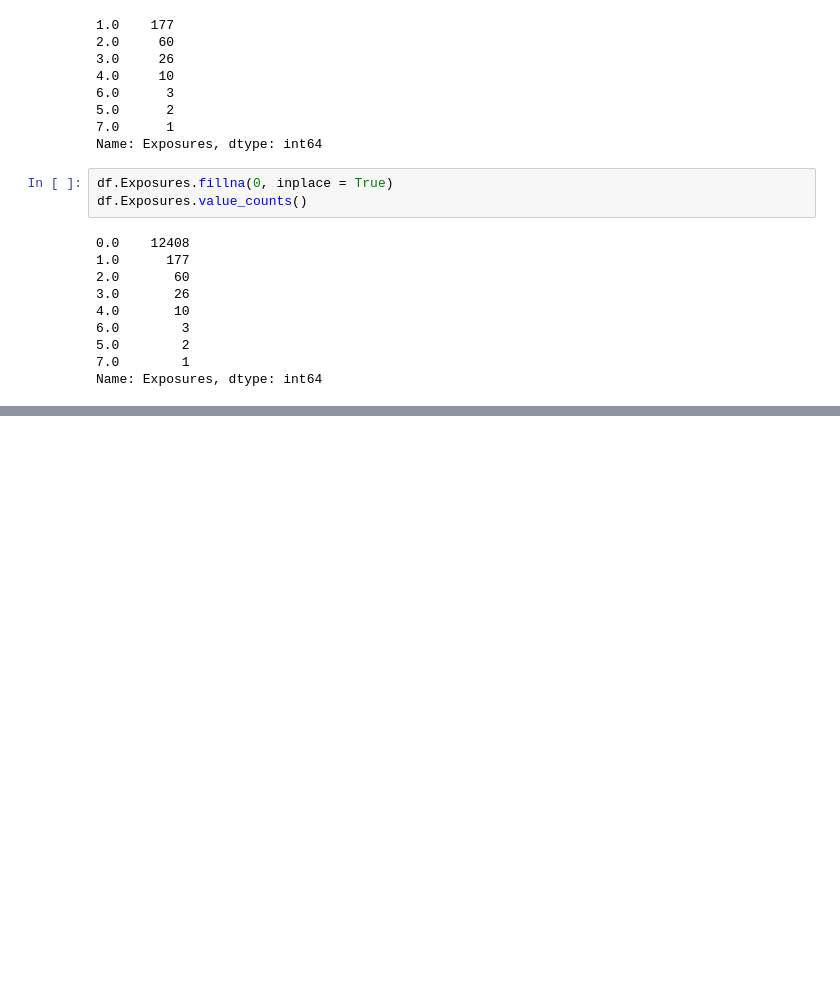
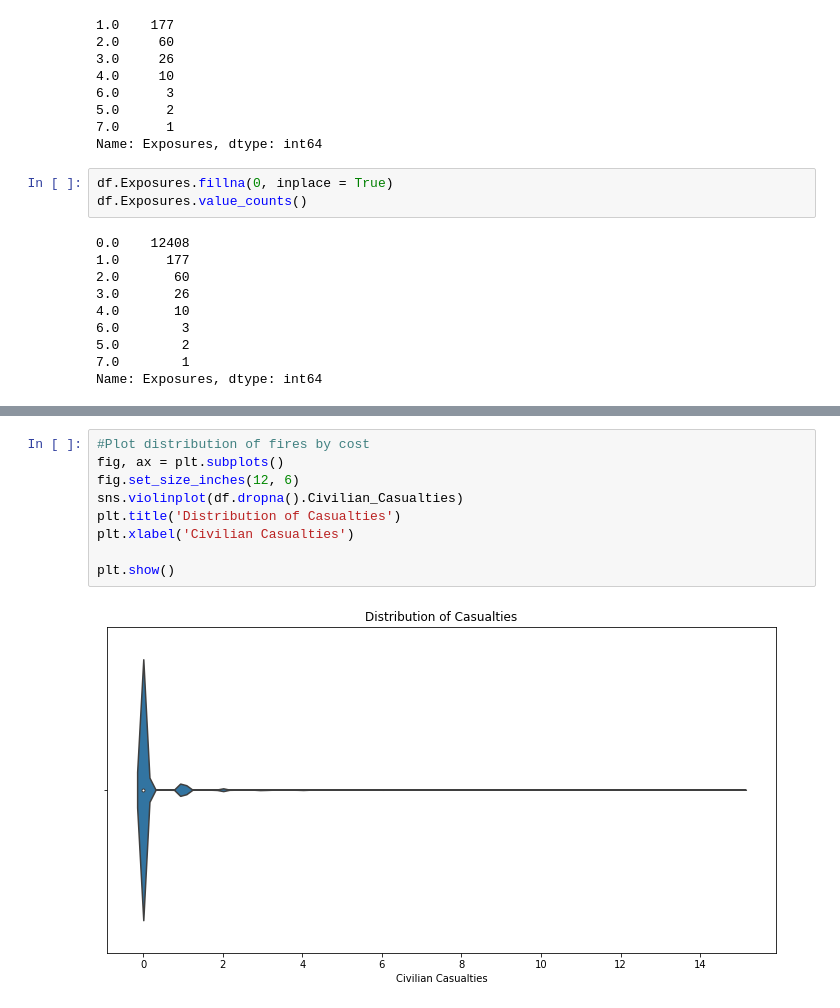
Before and after one commit to mparravani/Toronto_FireIncidents, a Jupyter notebook: Toronto Fire Analysis.ipynb, the cells around one changed output, grey strips where cells are left out. Saved outputs shown, nothing was run; the diff lists cells and outputs as text; blank space fills up the shorter version.

```diff
--- a/Toronto Fire Analysis.ipynb
+++ b/Toronto Fire Analysis.ipynb
@@ -136,0 +160,11 @@ Name: Exposures, dtype: int64
+# %%
+#Plot distribution of fires by cost
+fig, ax = plt.subplots()
+fig.set_size_inches(12, 6)
+sns.violinplot(df.dropna().Civilian_Casualties)
+plt.title('Distribution of Casualties')
+plt.xlabel('Civilian Casualties')
+
+plt.show()
+# %% [output]
+[figure, added]
```
Also changed, not shown: parts of 13 cells of this notebook, 9 other files.
